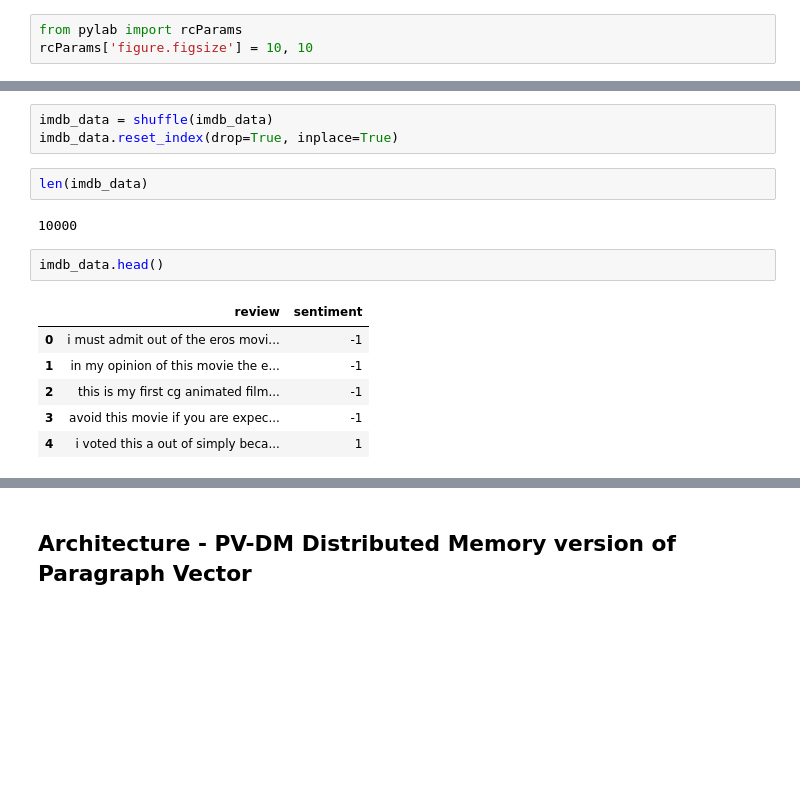
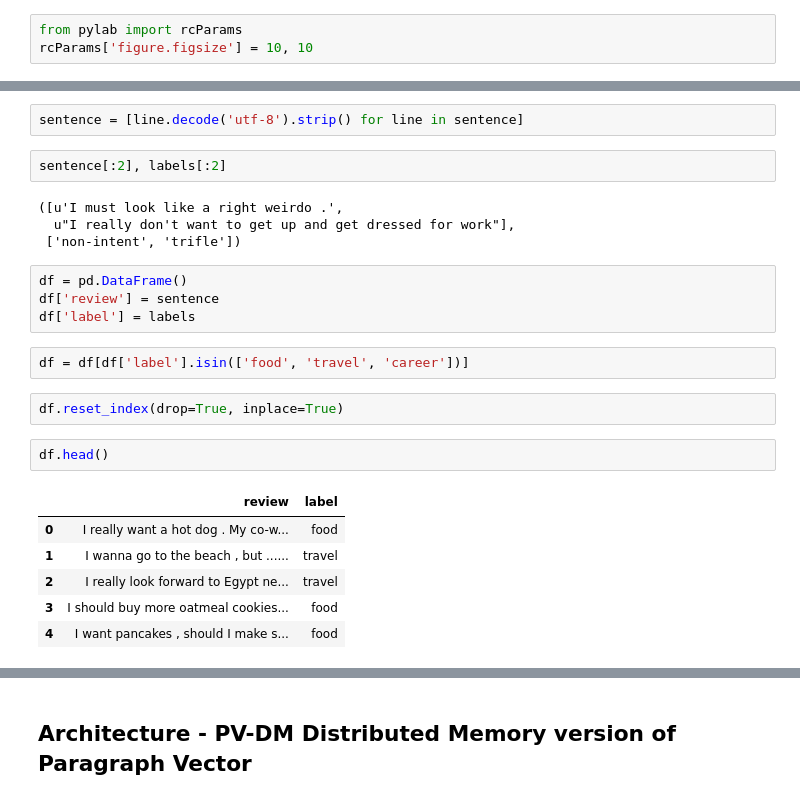
Before and after one commit to anujgupta82/Representation-Learning-for-NLP, a Jupyter notebook: module3/DM/doc2vec PV-DM Distributed Memory version of Paragraph Vector.ipynb, the cells around one changed output, grey strips where cells are left out. Cells and saved outputs as stored; diff of their text form; blank space fills up the shorter version.

```diff
--- a/module3/DM/doc2vec PV-DM Distributed Memory version of Paragraph Vector.ipynb
+++ b/module3/DM/doc2vec PV-DM Distributed Memory version of Paragraph Vector.ipynb
@@ -38,17 +55,26 @@ imdb_data = imdb_data_1.append(imdb_data_0)
+# %%
+sentence = [line.decode('utf-8').strip() for line in sentence]
+# %%
+sentence[:2], labels[:2]
+# %% [output]
+([u'I must look like a right weirdo .',
+  u"I really don't want to get up and get dressed for work"],
+ ['non-intent', 'trifle'])
+# %%
+df = pd.DataFrame()
+df['review'] = sentence
+df['label'] = labels
+# %%
+df = df[df['label'].isin(['food', 'travel', 'career'])]
 # %%
-imdb_data = shuffle(imdb_data)
-imdb_data.reset_index(drop=True, inplace=True)
+df.reset_index(drop=True, inplace=True)
-# %%
-len(imdb_data)
-# %% [output]
-10000
 # %%
-imdb_data.head()
+df.head()
 # %% [output]
-|  | review | sentiment |
-| 0 | i must admit out of the eros movi... | -1 |
-| 1 | in my opinion of this movie the e... | -1 |
-| 2 | this is my first cg animated film... | -1 |
-| 3 | avoid this movie if you are expec... | -1 |
-| 4 | i voted this a out of simply beca... | 1 |
+|  | review | label |
+| 0 | I really want a hot dog . My co-w... | food |
+| 1 | I wanna go to the beach , but ...... | travel |
+| 2 | I really look forward to Egypt ne... | travel |
+| 3 | I should buy more oatmeal cookies... | food |
+| 4 | I want pancakes , should I make s... | food |
 # %%
```
Also changed, not shown: parts of 29 cells of this notebook, 9 other files.
